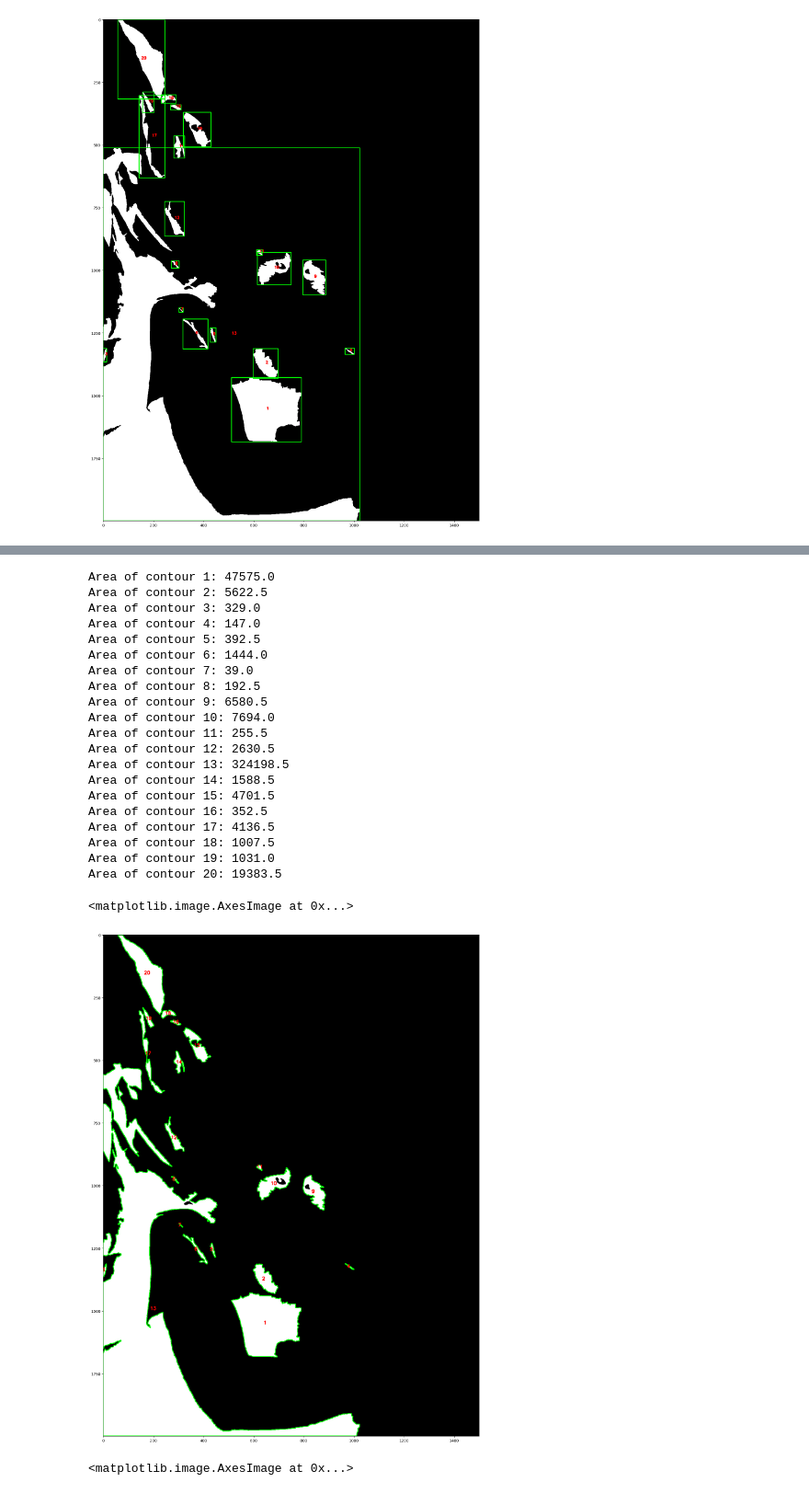
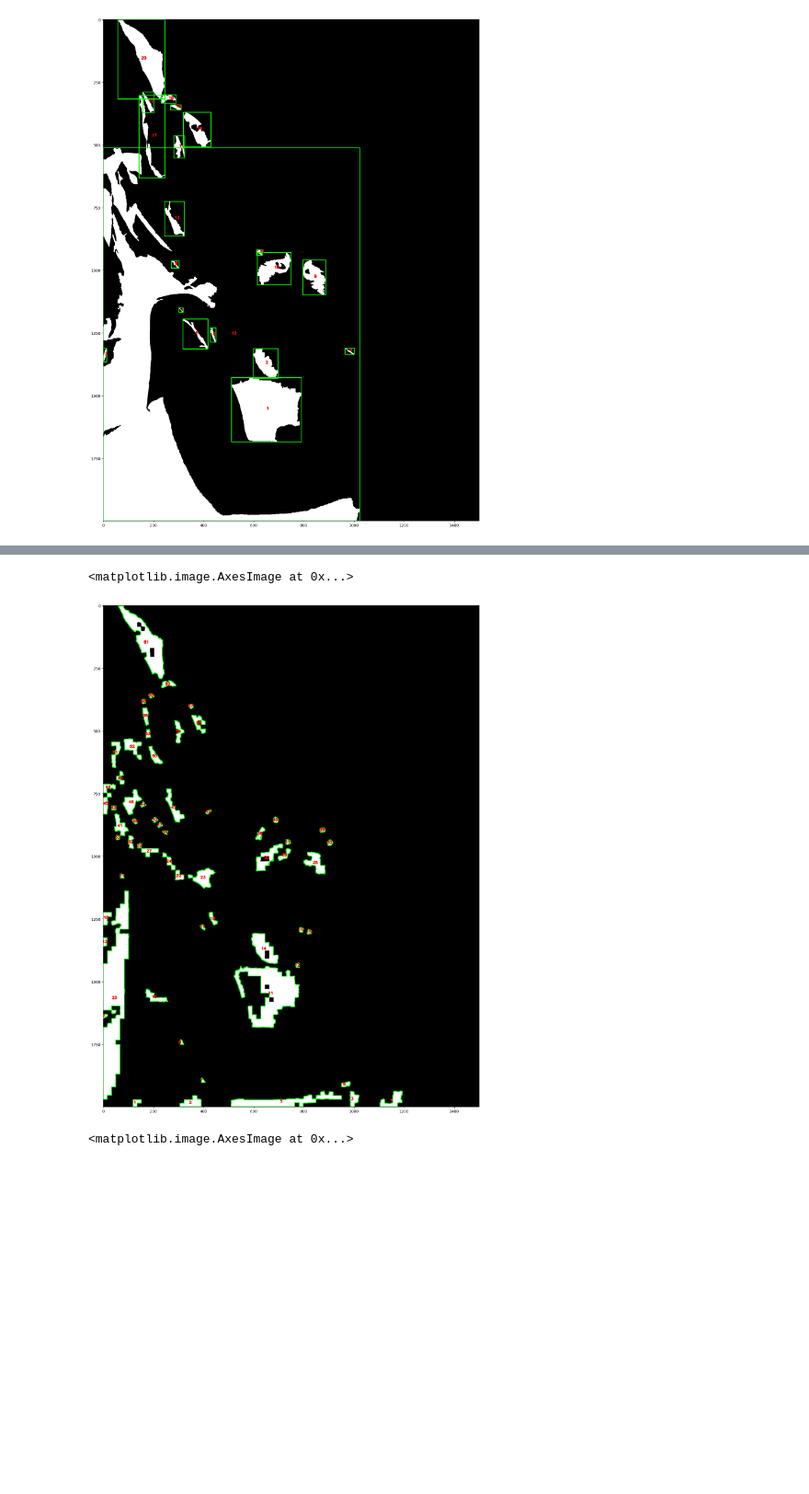
Before and after one commit to Group-Project-2024/We-Will-See, a Jupyter notebook: scripts/testing.ipynb, the cells around one changed output, grey strips where cells are left out. Shown at 92% size. Cells and saved outputs as stored; diff of their text form; code cells hidden in the pictures; blank space fills up the shorter version.

```diff
--- a/scripts/testing.ipynb
+++ b/scripts/testing.ipynb
@@ -93,4 +93,4 @@ Skeletonized Matrix:
  [0 0 0 0 0 0 0]
  [0 0 0 0 0 0 0]]
 # %%
-result_image = cv2.imread("../scripts/col17.png")
+result_image = cv2.imread("../images/out7.png")
@@ -113,10 +129,8 @@ for i in range(image_shape[0] - 1):
 # %%
-from skimage import segmentation, color
-import skimage
-
 img = skimage.io.imread("../images/jakub.jpg")
 
-labels1 = segmentation.slic(img, compactness=30, n_segments=10000, start_label=0)
+labels1 = segmentation.slic(img, compactness=30, n_segments=15000, start_label=0)
+#labels1 = segmentation.watershed(img)
 out1 = color.label2rgb(labels1, img, kind='avg', bg_label=1)
 
 plt.figure(figsize=(32, 18))
@@ -181,5 +193,5 @@ len(return_colors(out1))
 # %%
-mask = cv2.inRange(result_image, colors[2], colors[2])
+mask = cv2.inRange(result_image, colors[1], colors[1])
 # %%
 plt.figure(figsize=(18, 32))
 plt.imshow(mask)
@@ -255,7 +262,7 @@ plt.imshow(output_image)
 output_image = cv2.cvtColor(mask, cv2.COLOR_GRAY2BGR)
 
 # Define the number of divisions for each contour area
-num_divisions = 10  # Adjust this value as needed
+num_divisions = 20  # Adjust this value as needed
 
 # Loop over all found contours
 for i, contour in enumerate(contours):
@@ -263,7 +270,6 @@ for i, contour in enumerate(contours):
     M = cv2.moments(contour)
 
     area = cv2.contourArea(contour)
-    print(f"Area of contour {i+1}: {area}")
 
     if M["m00"] != 0:
         # Calculate x, y coordinate of center
@@ -280,55 +286,35 @@ for i, contour in enumerate(contours):
     area = cv2.contourArea(contour)
     division_area = area / num_divisions
 
     # Loop over each division
     for division in range(num_divisions):
         # Calculate the center of the current division
         division_center = (division + 0.5) * division_area / area
         division_contour = np.array([[
             [cX - division_center, cY - division_center],
             [cX + division_center, cY - division_center],
             [cX + division_center, cY + division_center],
             [cX - division_center, cY + division_center]
         ]], dtype=np.int32)
 
         # Calculate moments for each division
         division_M = cv2.moments(division_contour)
 
         if division_M["m00"] != 0:
             # Calculate x, y coordinate of center
             division_cX = int(division_M["m10"] / division_M["m00"])
             division_cY = int(division_M["m01"] / division_M["m00"])
         else:
             # Set some default values in case of error
             division_cX, division_cY = 0, 0
 
         # Draw the number at the center of the division
-        cv2.putText(output_image, str(i+1), (division_cX - 10, division_cY + 5), cv2.FONT_HERSHEY_SIMPLEX, 0.6, (255, 0, 0), 2)
-
+        cv2.putText(output_image, str(i + 1), (division_cX - 10, division_cY + 5), cv2.FONT_HERSHEY_SIMPLEX, 0.5,
+                    (255, 0, 0), 2)
 
 plt.figure(figsize=(18, 32))
 plt.imshow(output_image)
 # %% [output]
-Area of contour 1: 47575.0
-Area of contour 2: 5622.5
-Area of contour 3: 329.0
-Area of contour 4: 147.0
-Area of contour 5: 392.5
-Area of contour 6: 1444.0
-Area of contour 7: 39.0
-Area of contour 8: 192.5
-Area of contour 9: 6580.5
-Area of contour 10: 7694.0
-Area of contour 11: 255.5
-Area of contour 12: 2630.5
-Area of contour 13: 324198.5
-Area of contour 14: 1588.5
-Area of contour 15: 4701.5
-Area of contour 16: 352.5
-Area of contour 17: 4136.5
-Area of contour 18: 1007.5
-Area of contour 19: 1031.0
-Area of contour 20: 19383.5
+<matplotlib.image.AxesImage at 0x...>
-<matplotlib.image.AxesImage at 0x...>
-[figure, old version]
+[figure, new version]
 # %%
```
Also changed, not shown: parts of 16 cells of this notebook, 19 other files.
